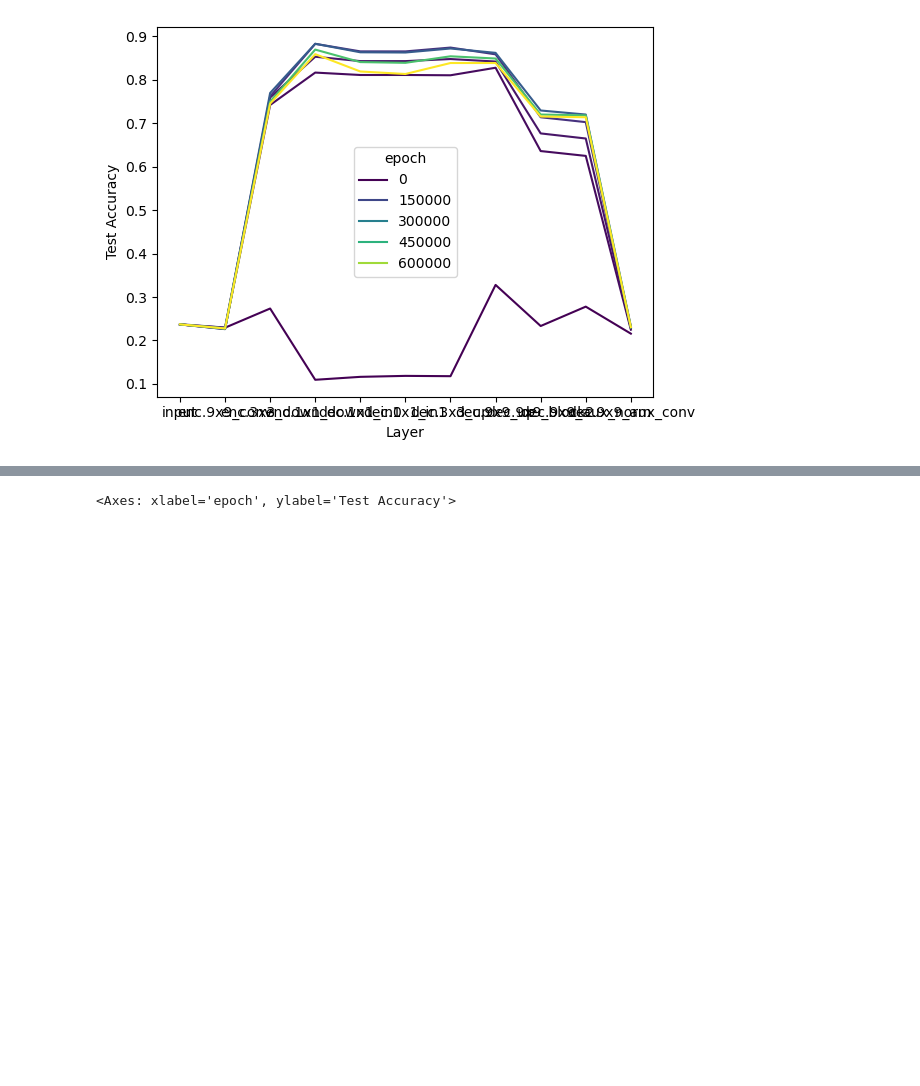
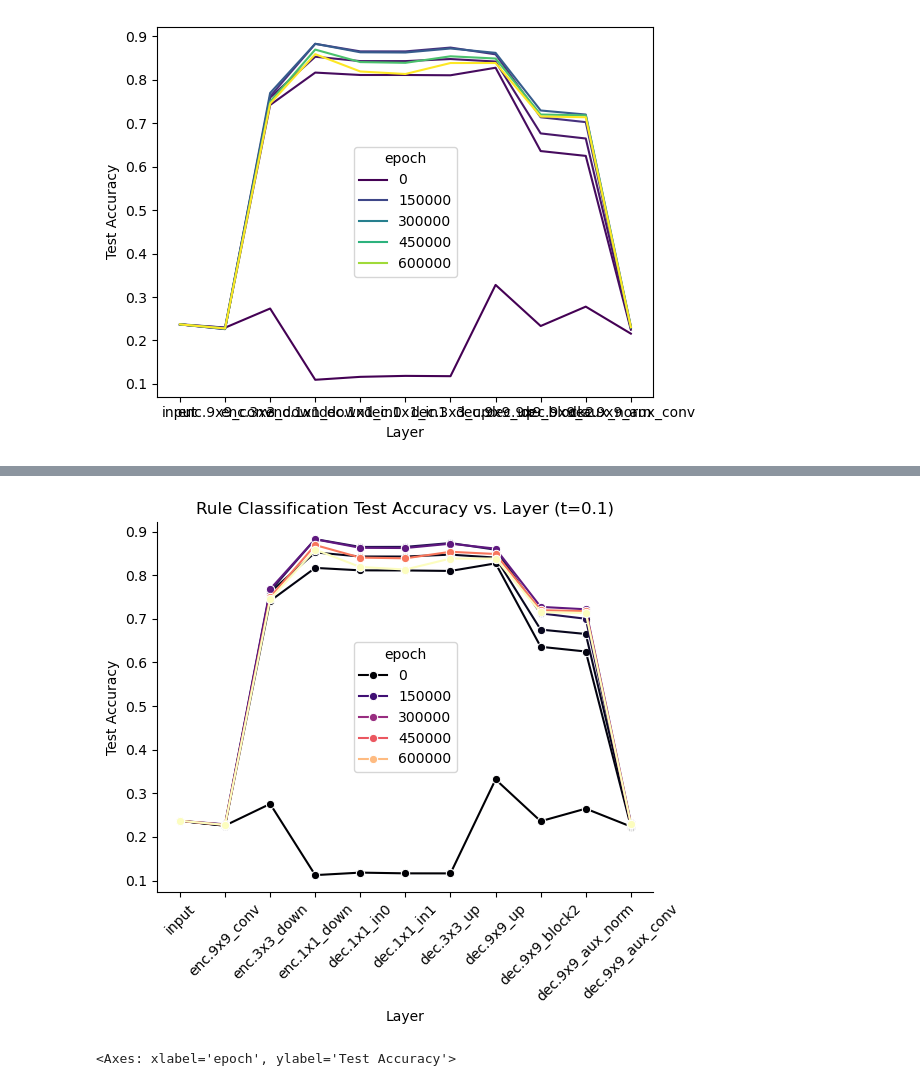
Before and after one commit to Animadversio/DiffusionReasoning, a Jupyter notebook: notebooks/EDM_classifier_synopsis.ipynb, the cells around one changed output, grey strips where cells are left out. Cells and saved outputs as stored; diff of their text form; code cells hidden in the pictures; blank space fills up the shorter version.

```diff
--- a/notebooks/EDM_classifier_synopsis.ipynb
+++ b/notebooks/EDM_classifier_synopsis.ipynb
@@ -218,2 +263,14 @@ sns.lineplot(data=syn_df_all[syn_df_all["t"]==0.1], x="Layer", y="Test Accuracy"
+# %%
+t=0.1
+sns.lineplot(data=syn_df_all[syn_df_all["t"]==t], marker="o",
+             x="Layer", y="Test Accuracy", hue="epoch", palette="magma",)
+              # order=['input', 'enc.9x9_conv', 'enc.3x3_down', 'enc.1x1_down',
+              #       'dec.1x1_in0', 'dec.1x1_in1', 'dec.3x3_up', 'dec.9x9_up',
+              #       'dec.9x9_block2']
+plt.title(f"Rule Classification Test Accuracy vs. Layer (t={t})")
+plt.xticks(rotation=45)
+saveallforms(fig_expdir, "rule_cls_test_acc_vs_layer_t0_1")
+# %% [output]
+[figure, added]
 # %%
 sns.lineplot(data=syn_df_all[syn_df_all["t"]==0.1], marker="o",
```
Also changed, not shown: parts of 10 cells of this notebook, 1 other file.
